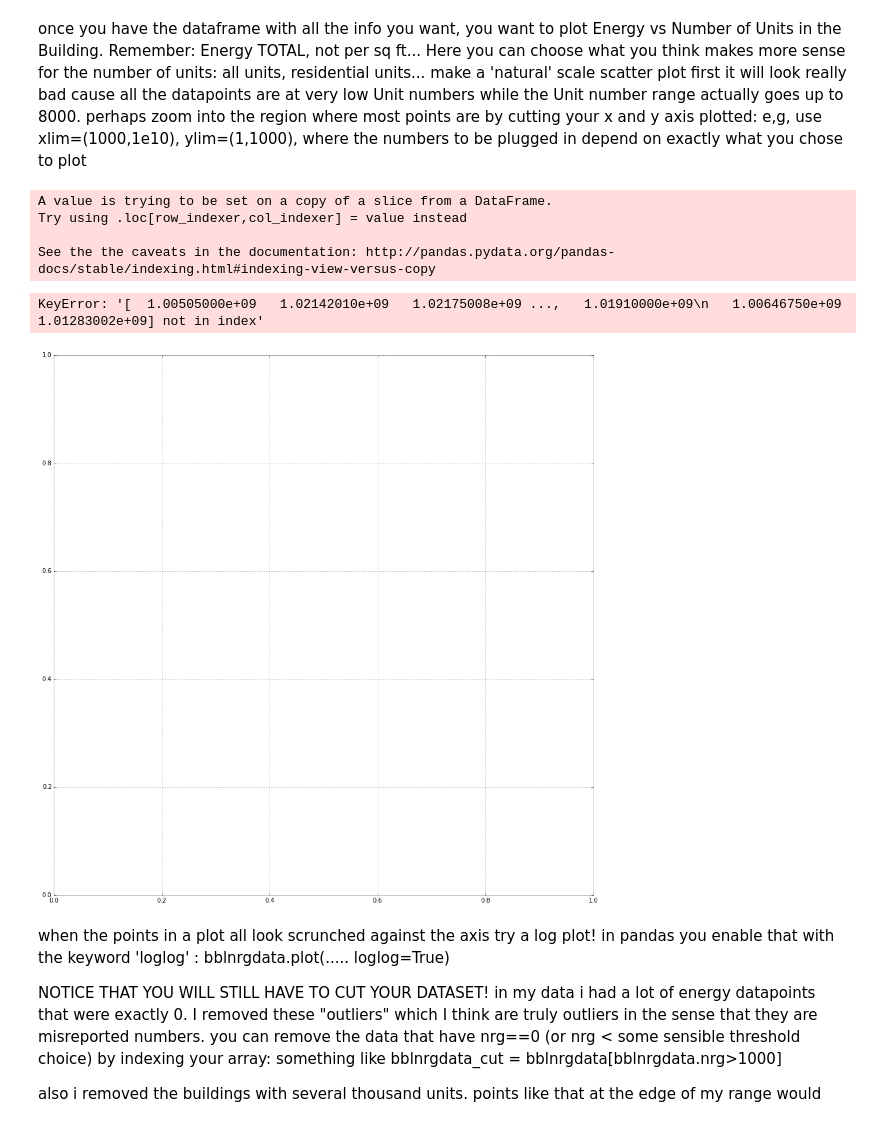
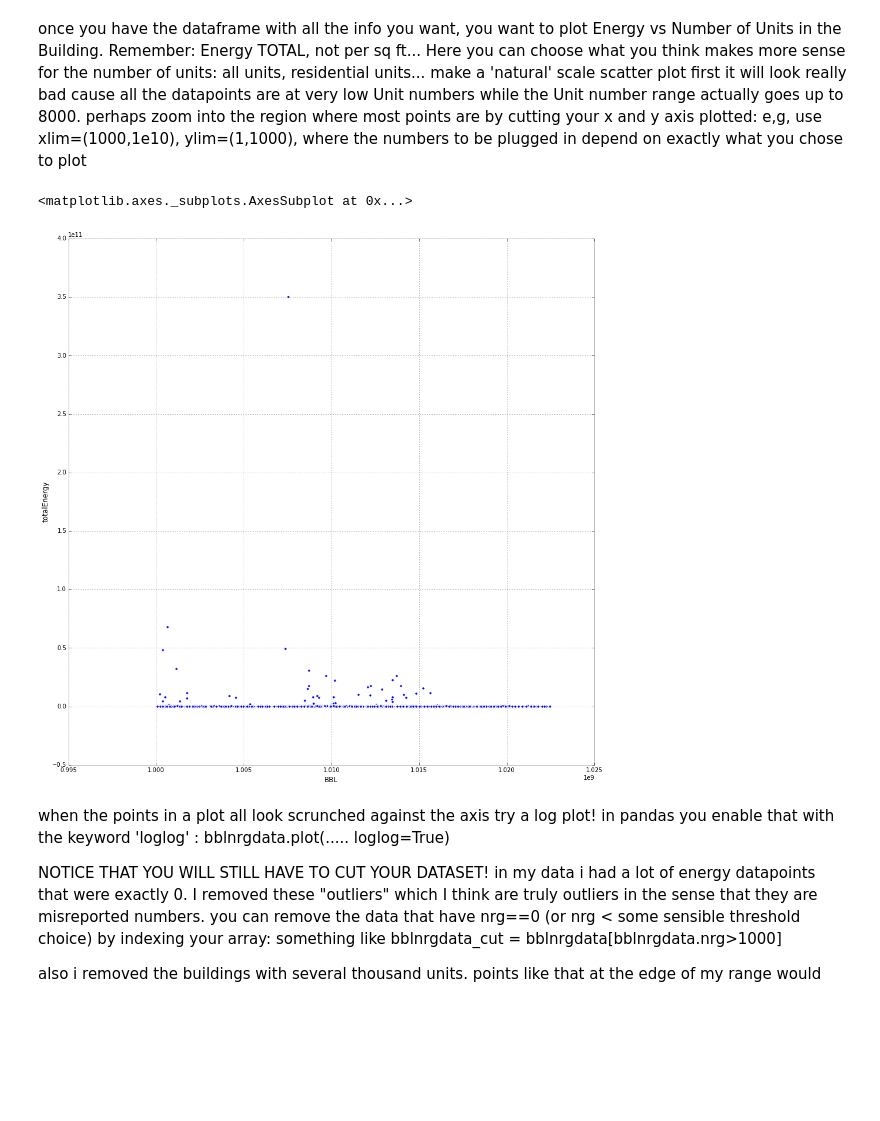
Before and after one commit to dcrull/PUI2015_dcrull, a Jupyter notebook: HW5/HW5_1_building_nrg_instructions.ipynb, the cells around one changed output. Saved outputs shown, nothing was run; the diff lists cells and outputs as text; code cells hidden in the pictures; blank space fills up the shorter version.

```diff
--- a/HW5/HW5_1_building_nrg_instructions.ipynb
+++ b/HW5/HW5_1_building_nrg_instructions.ipynb
@@ -184,22 +184,18 @@ make a 'natural' scale scatter plot first it will look really bad cause all the
 perhaps zoom into the region where most points are by cutting your x and y axis plotted: e,g, use xlim=(1000,1e10), ylim=(1,1000), where the numbers to be plugged in depend on exactly what you chose to plot
 # %%
 # Drop all NaN's
-bblnrgbsize_cut = bblnrgbsize.dropna(subset=['Site EUI(kBtu/ft2)','UnitsTotal','BBL','Reported Property Floor Area (Building(s)) (ft²)'])
+bblnrgbsize_cut = bblnrgbsize.dropna(subset=['Site EUI(kBtu/ft2)','UnitsTotal','BBL','Reported Property Floor Area (Building(s)) (ft²)']).copy()
 
 # total energy
 bblnrgbsize_cut['totalEnergy'] = bblnrgbsize_cut['Site EUI(kBtu/ft2)']*bblnrgbsize_cut['Reported Property Floor Area (Building(s)) (ft²)']
 
 # slice only columns needed for plotting
-bblnrgbsize_cut = bblnrgbsize_cut[['Site EUI(kBtu/ft2)','UnitsTotal','Reported Property Floor Area (Building(s)) (ft²)','totalEnergy', 'BBL']]
+bblnrgbsize_cut = bblnrgbsize_cut[['Site EUI(kBtu/ft2)','UnitsTotal','Reported Property Floor Area (Building(s)) (ft²)','totalEnergy', 'BBL']].copy()
 #print(bblnrgbsize_cut[0:50])
-bblnrgbsize_cut.plot(kind='scatter', x=bblnrgbsize_cut.BBL, y=bblnrgbsize_cut.UnitsTotal, figsize=(16,16))
+bblnrgbsize_cut.plot(kind='scatter', x="BBL", y="totalEnergy", figsize=(16,16))
 # %% [output]
-A value is trying to be set on a copy of a slice from a DataFrame.
-Try using .loc[row_indexer,col_indexer] = value instead
-
-See the the caveats in the documentation: http://pandas.pydata.org/pandas-docs/stable/indexing.html#indexing-view-versus-copy
+<matplotlib.axes._subplots.AxesSubplot at 0x...>
-KeyError: '[  1.00505000e+09   1.02142010e+09   1.02175008e+09 ...,   1.01910000e+09\n   1.00646750e+09   1.01283002e+09] not in index'
-[figure, old version]
+[figure, new version]
 # %% [markdown]
 when the points in a plot all look scrunched against the axis try a log plot! in pandas you enable that with the keyword 'loglog' :
 bblnrgdata.plot(..... loglog=True)
```
